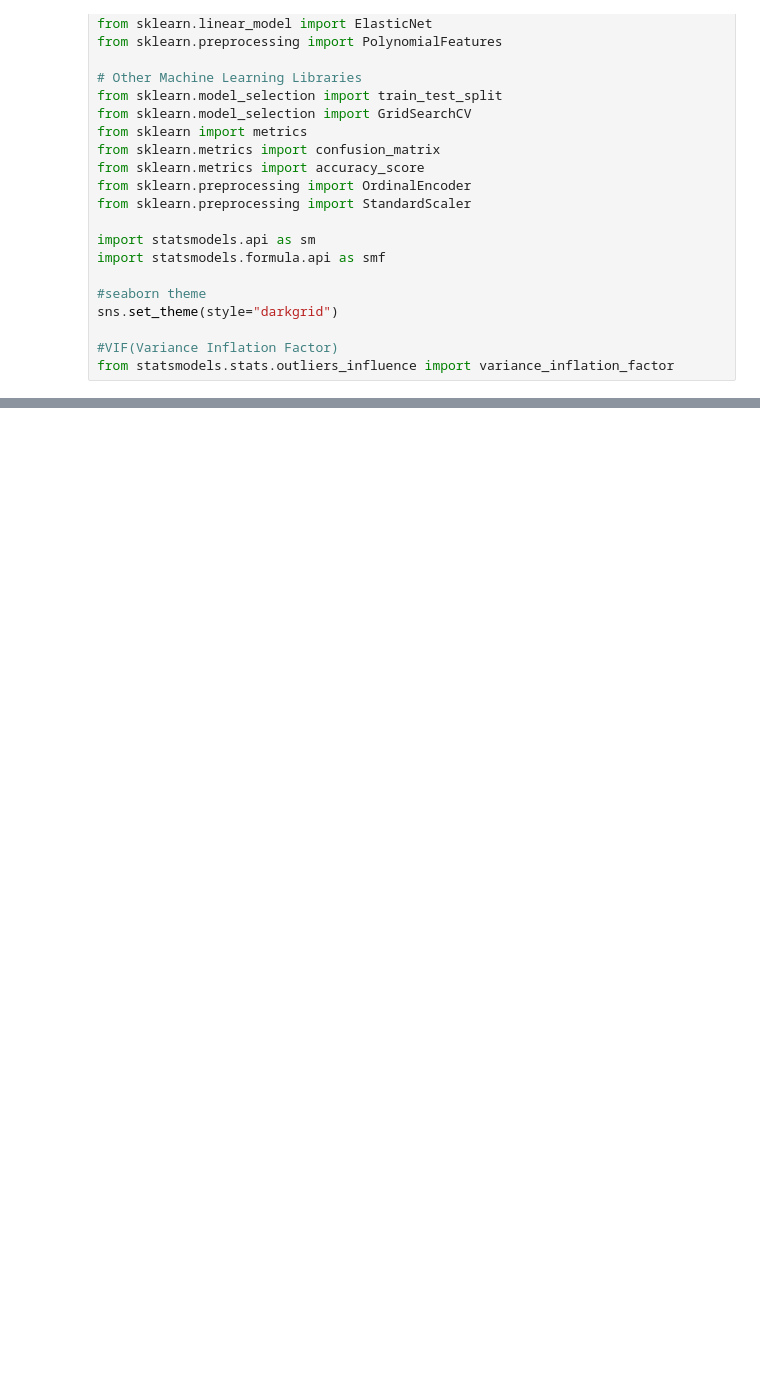
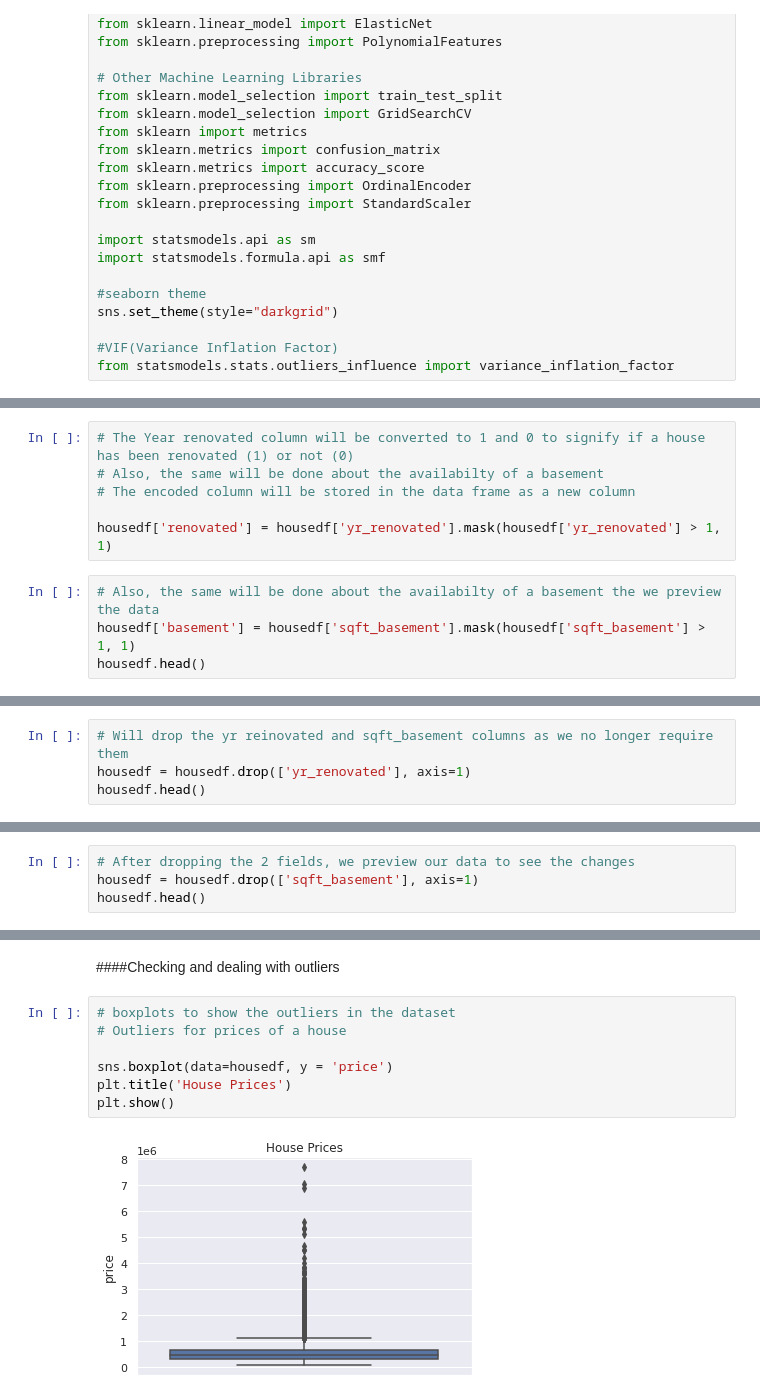
Before and after one commit to DaveChui/Machine_Learning_Regression, a Jupyter notebook: Machine_Learning_week_2_IP_04_2022_Dave_Njoroge.ipynb, the cells around one changed output, grey strips where cells are left out. Drawn from its saved outputs; the diff is of its cells as text; blank space fills up the shorter version.

```diff
--- a/Machine_Learning_week_2_IP_04_2022_Dave_Njoroge.ipynb
+++ b/Machine_Learning_week_2_IP_04_2022_Dave_Njoroge.ipynb
@@ -39,0 +145,10 @@ from statsmodels.stats.outliers_influence import variance_inflation_factor
+# %%
+# The Year renovated column will be converted to 1 and 0 to signify if a house has been renovated (1) or not (0)
+# Also, the same will be done about the availabilty of a basement
+# The encoded column will be stored in the data frame as a new column
+
+housedf['renovated'] = housedf['yr_renovated'].mask(housedf['yr_renovated'] > 1, 1)
+# %%
+# Also, the same will be done about the availabilty of a basement the we preview the data
+housedf['basement'] = housedf['sqft_basement'].mask(housedf['sqft_basement'] > 1, 1)
+housedf.head()
@@ -39,0 +163,4 @@ from statsmodels.stats.outliers_influence import variance_inflation_factor
+# %%
+# Will drop the yr reinovated and sqft_basement columns as we no longer require them
+housedf = housedf.drop(['yr_renovated'], axis=1)
+housedf.head()
@@ -39,0 +175,4 @@ from statsmodels.stats.outliers_influence import variance_inflation_factor
+# %%
+# After dropping the 2 fields, we preview our data to see the changes
+housedf = housedf.drop(['sqft_basement'], axis=1)
+housedf.head()
@@ -39,0 +186,11 @@ from statsmodels.stats.outliers_influence import variance_inflation_factor
+# %% [markdown]
+####Checking and dealing with outliers
+# %%
+# boxplots to show the outliers in the dataset
+# Outliers for prices of a house
+
+sns.boxplot(data=housedf, y = 'price')
+plt.title('House Prices')
+plt.show()
+# %% [output]
+[figure, added]
```
Also changed, not shown: parts of 102 cells of this notebook.
